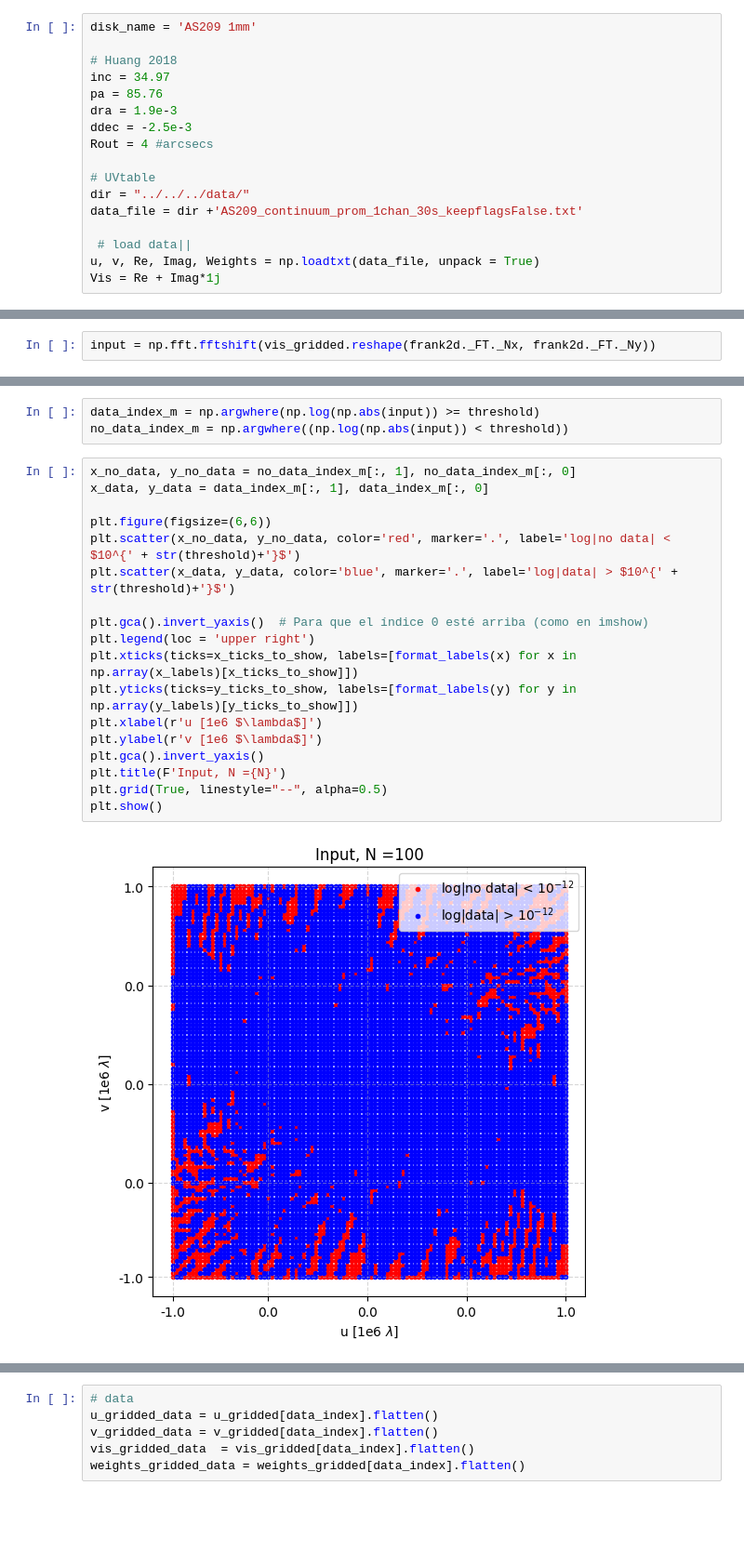
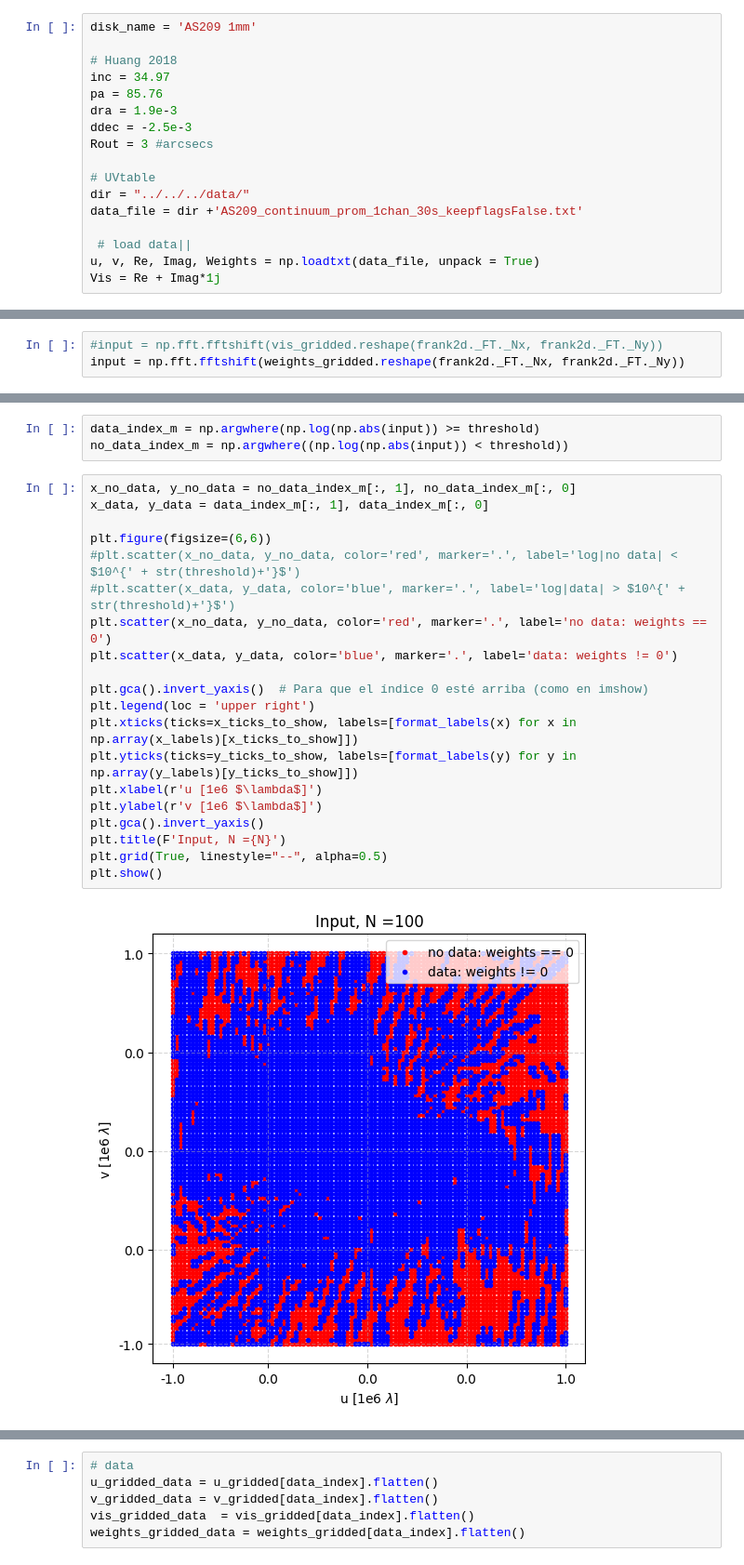
Before and after one commit to mariajmellado/frank2d, a Jupyter notebook: Notebooks/27_February_Optimization.ipynb, the cells around one changed output, grey strips where cells are left out. Shown at 93% size. Saved outputs shown, nothing was run; the diff lists cells and outputs as text; blank space fills up the shorter version.

```diff
--- a/Notebooks/27_February_Optimization.ipynb
+++ b/Notebooks/27_February_Optimization.ipynb
@@ -365,7 +537,7 @@ inc = 34.97
 pa = 85.76
 dra = 1.9e-3
 ddec = -2.5e-3
-Rout = 4 #arcsecs
+Rout = 3 #arcsecs
 
 # UVtable
 dir = "../../../data/"
@@ -405,7 +577,8 @@ def format_labels(x):
 # %% [markdown]
 #### What is data and what is not data?
 # %%
-input = np.fft.fftshift(vis_gridded.reshape(frank2d._FT._Nx, frank2d._FT._Ny))
+#input = np.fft.fftshift(vis_gridded.reshape(frank2d._FT._Nx, frank2d._FT._Ny))
+input = np.fft.fftshift(weights_gridded.reshape(frank2d._FT._Nx, frank2d._FT._Ny))
 # %%
 threshold = -12
 
@@ -417,23 +603,25 @@ no_data_index_m = np.argwhere((np.log(np.abs(input)) < threshold))
 # %%
 x_no_data, y_no_data = no_data_index_m[:, 1], no_data_index_m[:, 0]
 x_data, y_data = data_index_m[:, 1], data_index_m[:, 0]
 
 plt.figure(figsize=(6,6))
-plt.scatter(x_no_data, y_no_data, color='red', marker='.', label='log|no data| < $10^{' + str(threshold)+'}$')
-plt.scatter(x_data, y_data, color='blue', marker='.', label='log|data| > $10^{' + str(threshold)+'}$')
+#plt.scatter(x_no_data, y_no_data, color='red', marker='.', label='log|no data| < $10^{' + str(threshold)+'}$')
+#plt.scatter(x_data, y_data, color='blue', marker='.', label='log|data| > $10^{' + str(threshold)+'}$')
+plt.scatter(x_no_data, y_no_data, color='red', marker='.', label='no data: weights == 0')
+plt.scatter(x_data, y_data, color='blue', marker='.', label='data: weights != 0')
 
 plt.gca().invert_yaxis()  # Para que el índice 0 esté arriba (como en imshow)
 plt.legend(loc = 'upper right')
 plt.xticks(ticks=x_ticks_to_show, labels=[format_labels(x) for x in np.array(x_labels)[x_ticks_to_show]])
 plt.yticks(ticks=y_ticks_to_show, labels=[format_labels(y) for y in np.array(y_labels)[y_ticks_to_show]])
 plt.xlabel(r'u [1e6 $\lambda$]')
 plt.ylabel(r'v [1e6 $\lambda$]')
 plt.gca().invert_yaxis()
 plt.title(F'Input, N ={N}')
 plt.grid(True, linestyle="--", alpha=0.5)
 plt.show()
 # %% [output]
-[figure, old version]
+[figure, new version]
 # %%
 len(data_index)
 # %% [output]
```
Also changed, not shown: parts of 34 cells of this notebook, 5 other files.
